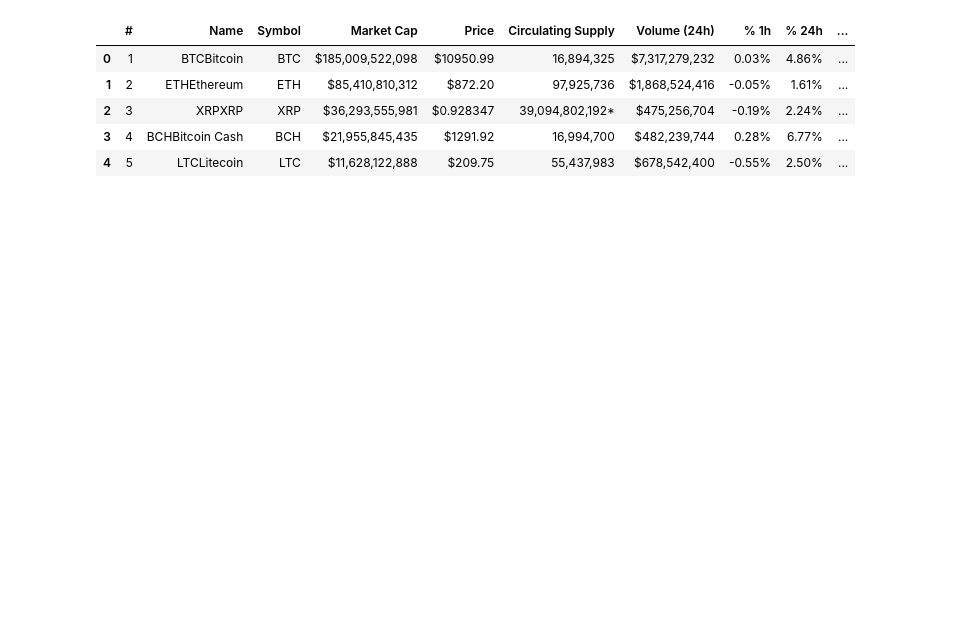
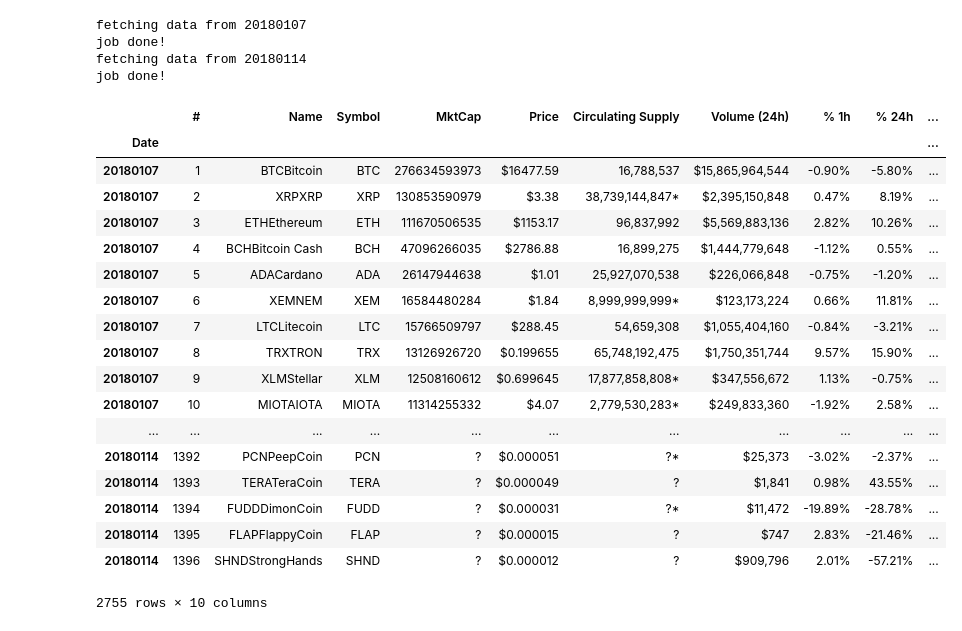
Before and after one commit to jaNGOB/Cryptoindex, a Jupyter notebook: cmc_scraper.ipynb, the cells around one changed output. Drawn from its saved outputs; the diff is of its cells as text; code cells hidden in the pictures; blank space fills up the shorter version.

```diff
--- a/cmc_scraper.ipynb
+++ b/cmc_scraper.ipynb
@@ -7,3 +9 @@ from bs4 import BeautifulSoup
-# %%
-timestamps = ['20190301', '20190201', '20190101', '20181201', '20181101', '20181001', '20180901', '20180801', '20180701', '20180601']
 # %%
@@ -29,9 +47,34 @@ KeyboardInterrupt:
+# %%
+timestamps = []
+# %%
+for d in allsundays(2018):
+    timestamps.append(d.strftime("%Y, %m, %d").replace(',','').replace(' ', ''))
+# %%
+df = create_df(timestamps)
+# %% [output]
+fetching data from 20180107
+job done!
+fetching data from 20180114
+job done!
 # %%
-df.head()
+df
 # %% [output]
-|  | # | Name | Symbol | Market Cap | Price | Circulating Supply | Volume (24h) | % 1h | % 24h | ... |
-| 0 | 1 | BTCBitcoin | BTC | $185,009,522,098 | $10950.99 | 16,894,325 | $7,317,279,232 | 0.03% | 4.86% | ... |
-| 1 | 2 | ETHEthereum | ETH | $85,410,810,312 | $872.20 | 97,925,736 | $1,868,524,416 | -0.05% | 1.61% | ... |
-| 2 | 3 | XRPXRP | XRP | $36,293,555,981 | $0.928347 | 39,094,802,192* | $475,256,704 | -0.19% | 2.24% | ... |
-| 3 | 4 | BCHBitcoin Cash | BCH | $21,955,845,435 | $1291.92 | 16,994,700 | $482,239,744 | 0.28% | 6.77% | ... |
-| 4 | 5 | LTCLitecoin | LTC | $11,628,122,888 | $209.75 | 55,437,983 | $678,542,400 | -0.55% | 2.50% | ... |
+|  | # | Name | Symbol | MktCap | Price | Circulating Supply | Volume (24h) | % 1h | % 24h | ... |
+| Date |  |  |  |  |  |  |  |  |  | ... |
+| 20180107 | 1 | BTCBitcoin | BTC | 276634593973 | $16477.59 | 16,788,537 | $15,865,964,544 | -0.90% | -5.80% | ... |
+| 20180107 | 2 | XRPXRP | XRP | 130853590979 | $3.38 | 38,739,144,847* | $2,395,150,848 | 0.47% | 8.19% | ... |
+| 20180107 | 3 | ETHEthereum | ETH | 111670506535 | $1153.17 | 96,837,992 | $5,569,883,136 | 2.82% | 10.26% | ... |
+| 20180107 | 4 | BCHBitcoin Cash | BCH | 47096266035 | $2786.88 | 16,899,275 | $1,444,779,648 | -1.12% | 0.55% | ... |
+| 20180107 | 5 | ADACardano | ADA | 26147944638 | $1.01 | 25,927,070,538 | $226,066,848 | -0.75% | -1.20% | ... |
+| 20180107 | 6 | XEMNEM | XEM | 16584480284 | $1.84 | 8,999,999,999* | $123,173,224 | 0.66% | 11.81% | ... |
+| 20180107 | 7 | LTCLitecoin | LTC | 15766509797 | $288.45 | 54,659,308 | $1,055,404,160 | -0.84% | -3.21% | ... |
+| 20180107 | 8 | TRXTRON | TRX | 13126926720 | $0.199655 | 65,748,192,475 | $1,750,351,744 | 9.57% | 15.90% | ... |
+| 20180107 | 9 | XLMStellar | XLM | 12508160612 | $0.699645 | 17,877,858,808* | $347,556,672 | 1.13% | -0.75% | ... |
+| 20180107 | 10 | MIOTAIOTA | MIOTA | 11314255332 | $4.07 | 2,779,530,283* | $249,833,360 | -1.92% | 2.58% | ... |
+| ... | ... | ... | ... | ... | ... | ... | ... | ... | ... | ... |
+| 20180114 | 1392 | PCNPeepCoin | PCN | ? | $0.000051 | ?* | $25,373 | -3.02% | -2.37% | ... |
+| 20180114 | 1393 | TERATeraCoin | TERA | ? | $0.000049 | ? | $1,841 | 0.98% | 43.55% | ... |
+| 20180114 | 1394 | FUDDDimonCoin | FUDD | ? | $0.000031 | ?* | $11,472 | -19.89% | -28.78% | ... |
+| 20180114 | 1395 | FLAPFlappyCoin | FLAP | ? | $0.000015 | ? | $747 | 2.83% | -21.46% | ... |
+| 20180114 | 1396 | SHNDStrongHands | SHND | ? | $0.000012 | ? | $909,796 | 2.01% | -57.21% | ... |
+2755 rows × 10 columns
```
Also changed, not shown: parts of 5 cells of this notebook.
